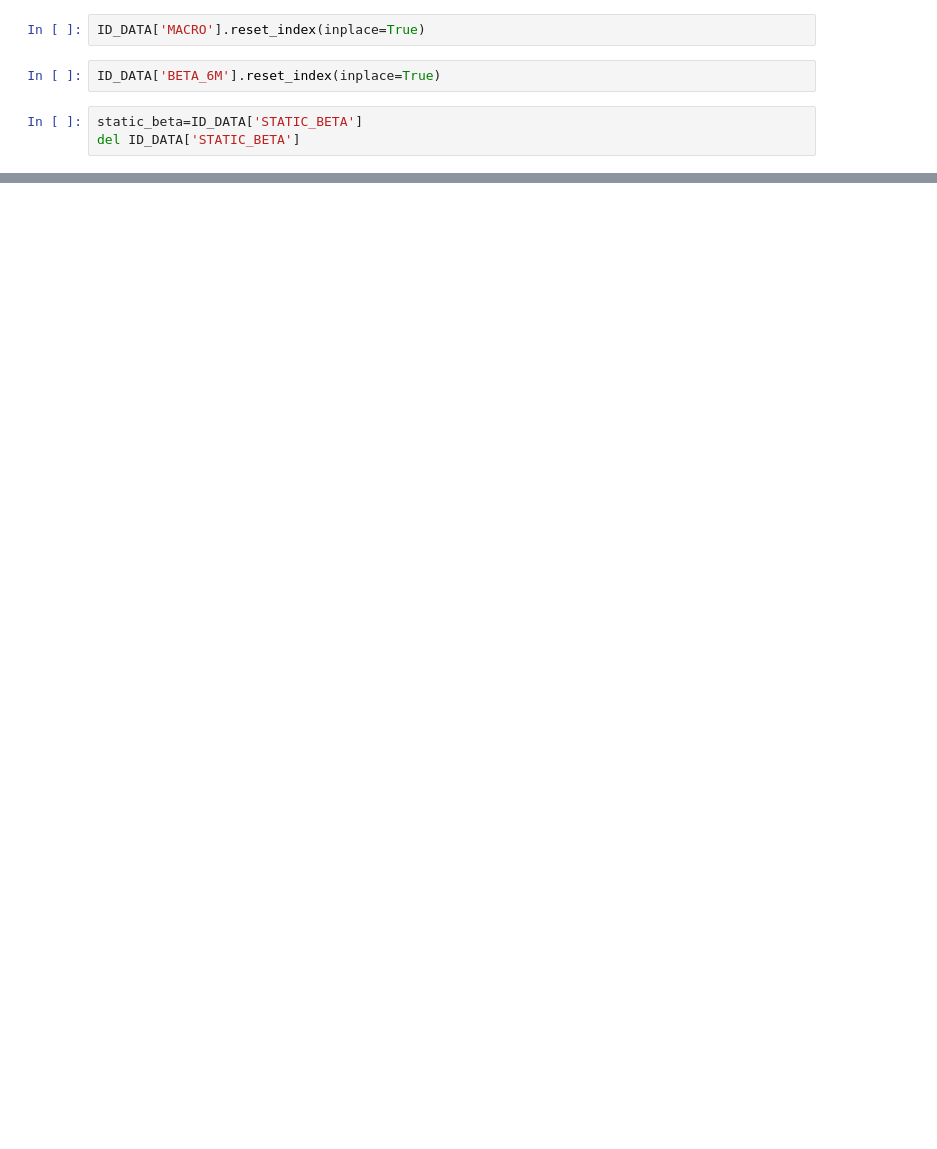
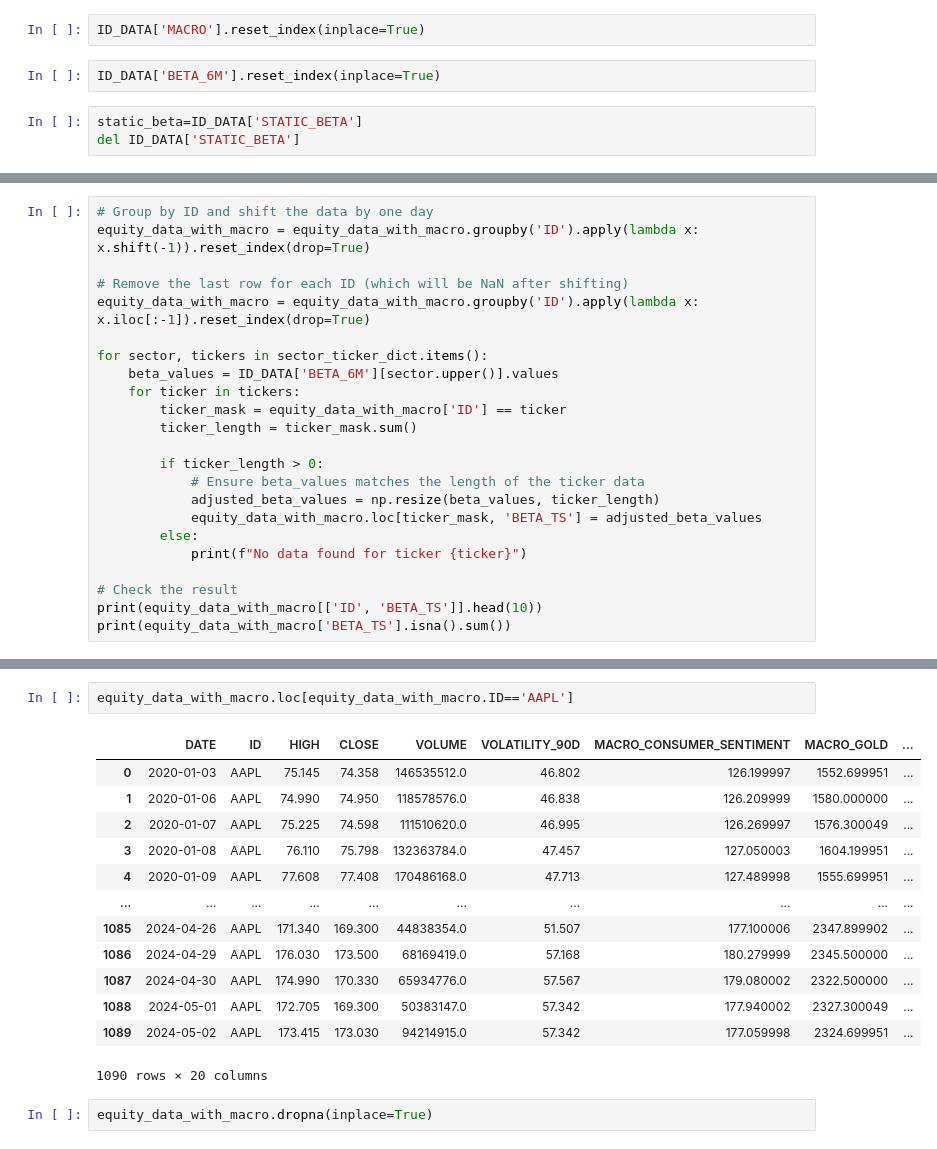
Before and after one commit to hassangaber/statarb, a Jupyter notebook: api/src/eda.ipynb, the cells around one changed output, grey strips where cells are left out. Drawn from its saved outputs; the diff is of its cells as text; blank space fills up the shorter version.

```diff
--- a/api/src/eda.ipynb
+++ b/api/src/eda.ipynb
@@ -343,0 +525,23 @@ df.to_csv('../../assets/macro_included.csv')
+# %%
+# Group by ID and shift the data by one day
+equity_data_with_macro = equity_data_with_macro.groupby('ID').apply(lambda x: x.shift(-1)).reset_index(drop=True)
+
+# Remove the last row for each ID (which will be NaN after shifting)
+equity_data_with_macro = equity_data_with_macro.groupby('ID').apply(lambda x: x.iloc[:-1]).reset_index(drop=True)
+
+for sector, tickers in sector_ticker_dict.items():
+    beta_values = ID_DATA['BETA_6M'][sector.upper()].values
+    for ticker in tickers:
+        ticker_mask = equity_data_with_macro['ID'] == ticker
+        ticker_length = ticker_mask.sum()
+
+        if ticker_length > 0:
+            # Ensure beta_values matches the length of the ticker data
+            adjusted_beta_values = np.resize(beta_values, ticker_length)
+            equity_data_with_macro.loc[ticker_mask, 'BETA_TS'] = adjusted_beta_values
+        else:
+            print(f"No data found for ticker {ticker}")
+
+# Check the result
+print(equity_data_with_macro[['ID', 'BETA_TS']].head(10))
+print(equity_data_with_macro['BETA_TS'].isna().sum())
@@ -343,0 +562,18 @@ df.to_csv('../../assets/macro_included.csv')
+# %%
+equity_data_with_macro.loc[equity_data_with_macro.ID=='AAPL']
+# %% [output]
+|  | DATE | ID | HIGH | CLOSE | VOLUME | VOLATILITY_90D | MACRO_CONSUMER_SENTIMENT | MACRO_GOLD | ... |
+| 0 | 2020-01-03 | AAPL | 75.145 | 74.358 | 146535512.0 | 46.802 | 126.199997 | 1552.699951 | ... |
+| 1 | 2020-01-06 | AAPL | 74.990 | 74.950 | 118578576.0 | 46.838 | 126.209999 | 1580.000000 | ... |
+| 2 | 2020-01-07 | AAPL | 75.225 | 74.598 | 111510620.0 | 46.995 | 126.269997 | 1576.300049 | ... |
+| 3 | 2020-01-08 | AAPL | 76.110 | 75.798 | 132363784.0 | 47.457 | 127.050003 | 1604.199951 | ... |
+| 4 | 2020-01-09 | AAPL | 77.608 | 77.408 | 170486168.0 | 47.713 | 127.489998 | 1555.699951 | ... |
+| ... | ... | ... | ... | ... | ... | ... | ... | ... | ... |
+| 1085 | 2024-04-26 | AAPL | 171.340 | 169.300 | 44838354.0 | 51.507 | 177.100006 | 2347.899902 | ... |
+| 1086 | 2024-04-29 | AAPL | 176.030 | 173.500 | 68169419.0 | 57.168 | 180.279999 | 2345.500000 | ... |
+| 1087 | 2024-04-30 | AAPL | 174.990 | 170.330 | 65934776.0 | 57.567 | 179.080002 | 2322.500000 | ... |
+| 1088 | 2024-05-01 | AAPL | 172.705 | 169.300 | 50383147.0 | 57.342 | 177.940002 | 2327.300049 | ... |
+| 1089 | 2024-05-02 | AAPL | 173.415 | 173.030 | 94214915.0 | 57.342 | 177.059998 | 2324.699951 | ... |
+1090 rows × 20 columns
+# %%
+equity_data_with_macro.dropna(inplace=True)
```
Also changed, not shown: parts of 33 cells of this notebook, 5 other files.
